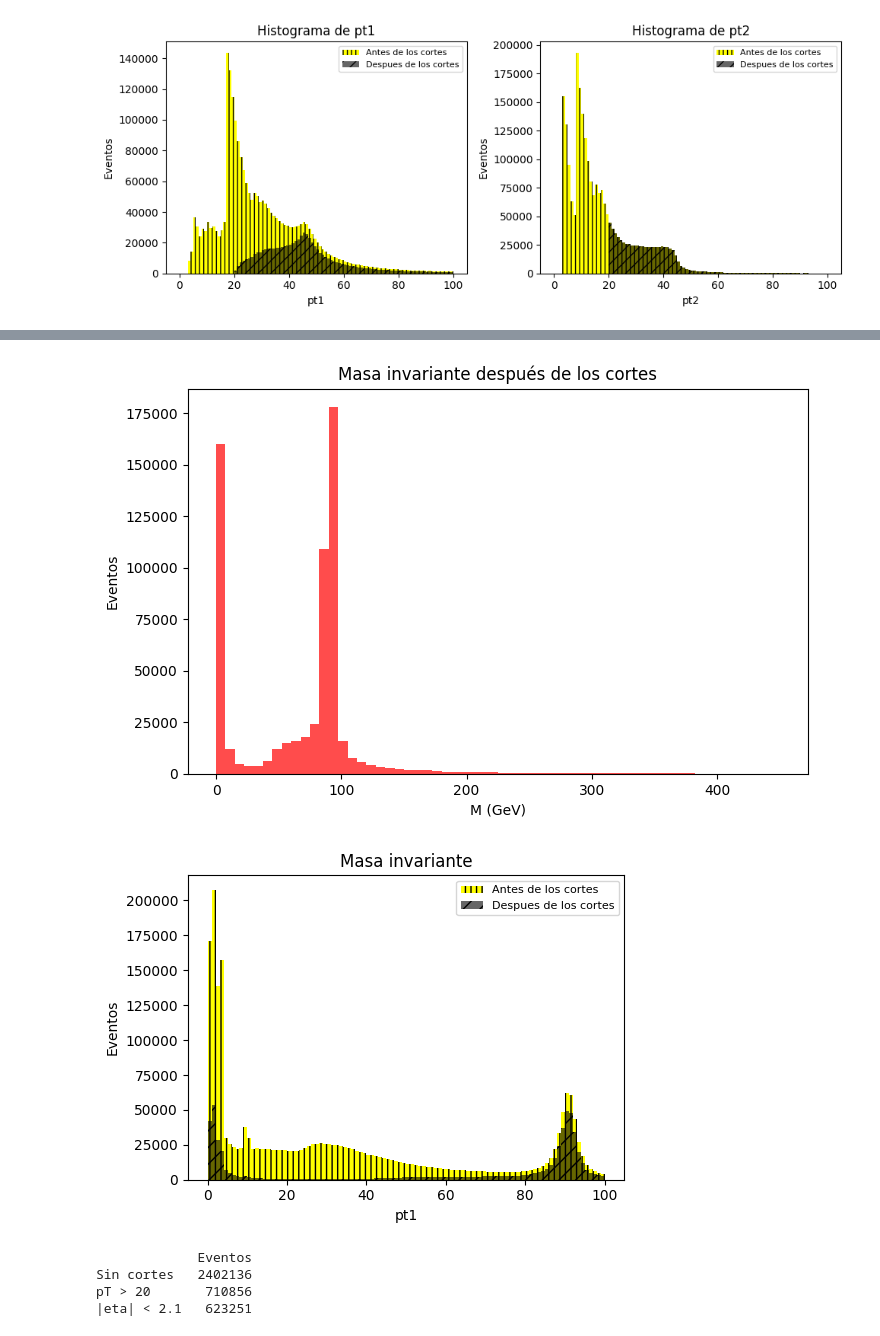
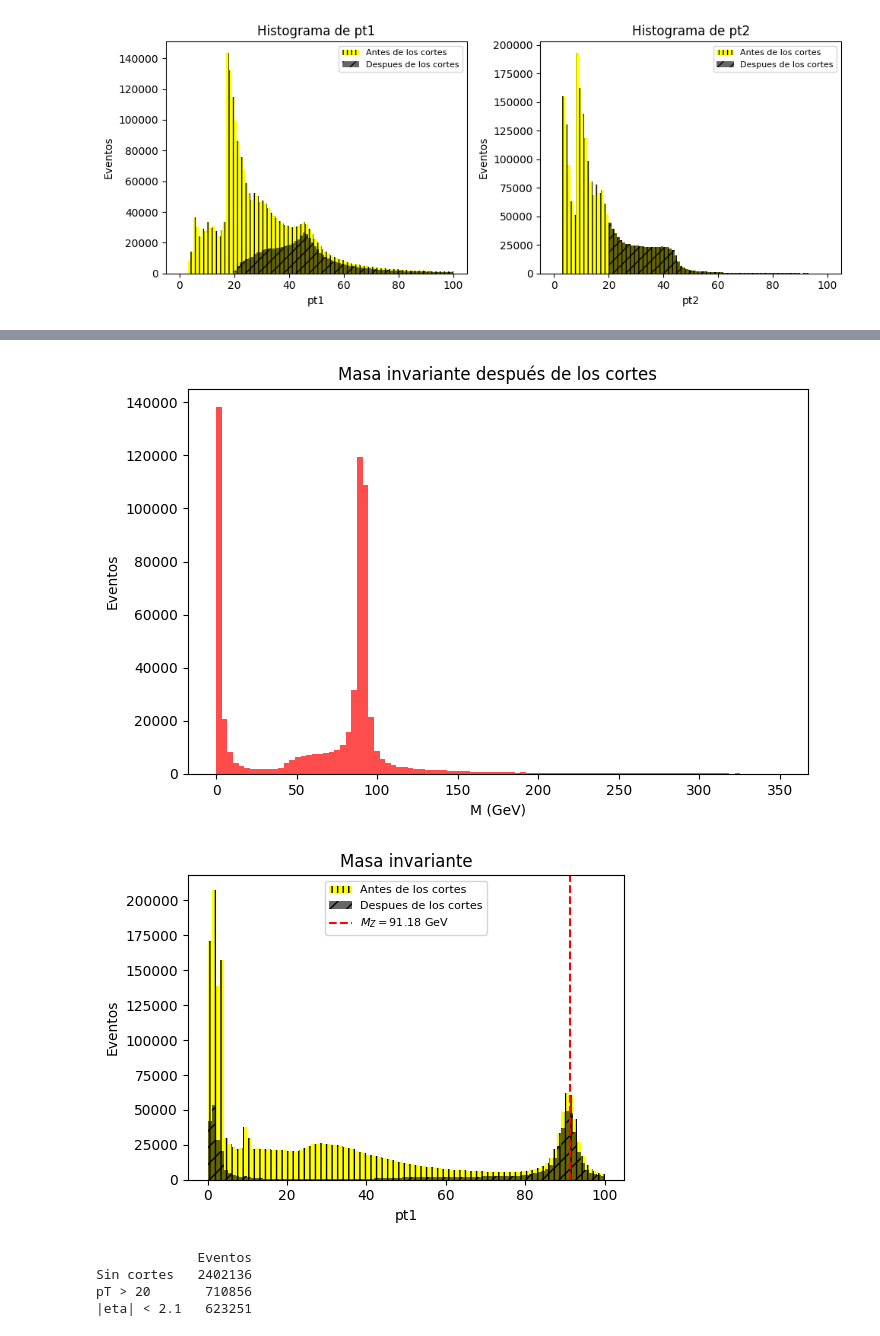
Before and after one commit to yosetcruz/Servicio-Social, a Jupyter notebook: Muon_root.ipynb, the cells around one changed output, grey strips where cells are left out. Saved outputs shown, nothing was run; the diff lists cells and outputs as text; code cells hidden in the pictures.

```diff
--- a/Muon_root.ipynb
+++ b/Muon_root.ipynb
@@ -176,19 +209,19 @@ flow['Global–Global'] = len(cut_type)
 # %%
 # Filtrar df por los cortes de eta y pt
 cut_eta = df[
     (np.abs(df['mu1_eta']) < 2.1) &
     (np.abs(df['mu2_eta']) < 2.1) &
     (df['mu1_pt'] > 20) &
     (df['mu2_pt'] > 20)]
 
 plt.figure(figsize=(8,5))
-plt.hist(cut_eta['M'].dropna(), bins=60, range = (0,450), color='red', alpha=0.7)
+plt.hist(cut_eta['M'].dropna(), bins=100, range = (0,350), color='red', alpha=0.7)
 plt.xlabel('M (GeV)')
 plt.ylabel('Eventos')
 plt.title('Masa invariante después de los cortes')
 plt.show()
 # %% [output]
-[figure, old version]
+[figure, new version]
 # %%
 plt.figure(figsize=(10, 4))
 
@@ -197,6 +230,7 @@ plt.title('Masa invariante')
 rango = (0, 100)
 plt.hist(df['M'].dropna(), bins=100,color='yellow', hatch = '|||', range = rango, label= 'Antes de los cortes')
 plt.hist(cut_eta['M'].dropna(), bins=100, color='black',hatch = '//',  alpha=(0.6), range=rango, label= 'Despues de los cortes')
+plt.axvline(91.18, color='red', linestyle='--', label=r'$M_{Z} = 91.18$ GeV')
 plt.xlabel('pt1')
 plt.ylabel('Eventos')
 plt.legend(fontsize=8)
@@ -204,7 +238,7 @@ plt.legend(fontsize=8)
 plt.tight_layout()
 plt.show()
 # %% [output]
-[figure, old version]
+[figure, new version]
 # %%
 flow = {
     'Sin cortes': len(df),
```
Also changed, not shown: parts of 5 cells of this notebook.
